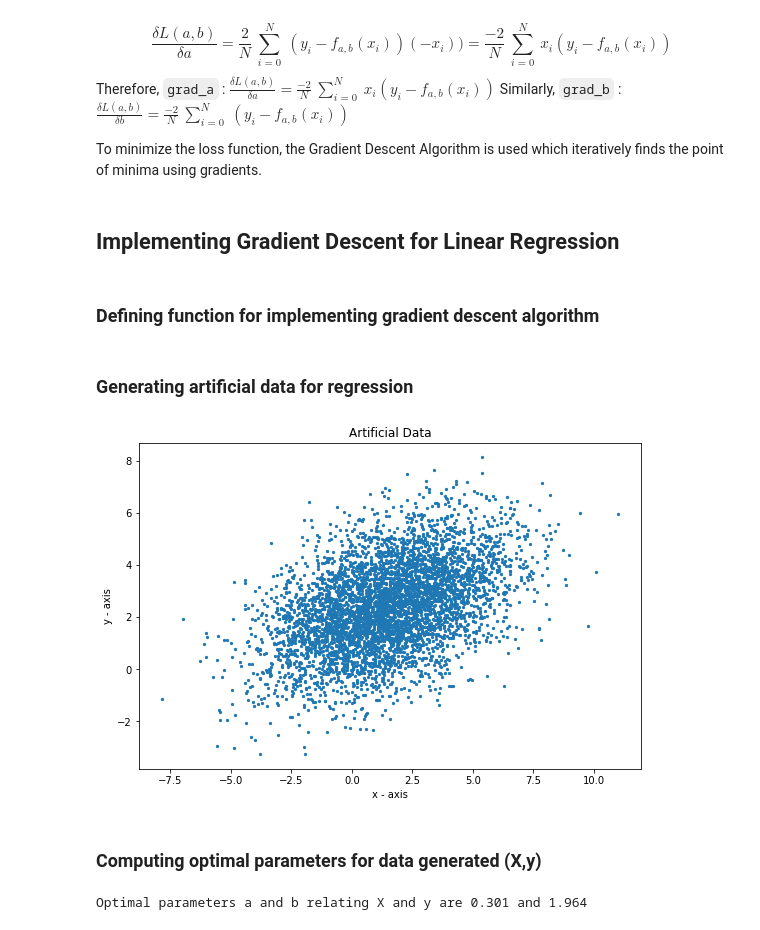
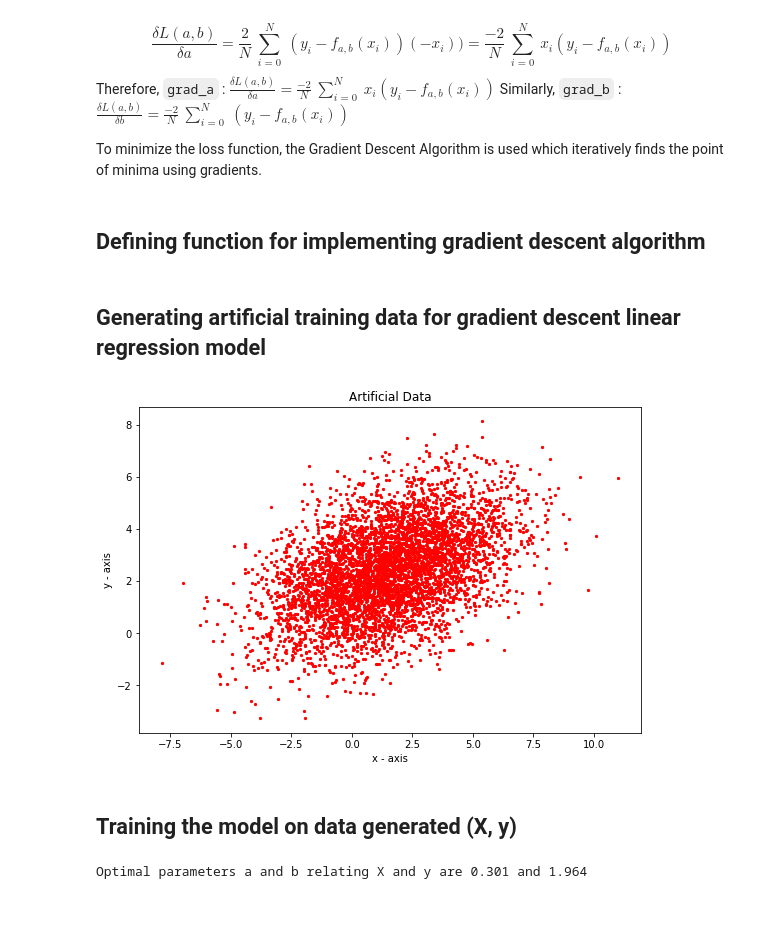
Before and after one commit to namanr17/machine-learning, a Jupyter notebook: gradientDescent.ipynb, the cells around one changed output. Cells and saved outputs as stored; diff of their text form; code cells hidden in the pictures.

```diff
--- a/gradientDescent.ipynb
+++ b/gradientDescent.ipynb
@@ -51,10 +50,8 @@ def loss(X, y, w):
     y_pred = w[0]*X + w[1]
     J = np.mean((y-y_pred)**2)
     return J
-# %% [markdown]
-## Implementing Gradient Descent for Linear Regression
 # %% [markdown]
-### Defining function for implementing gradient descent algorithm
+## Defining function for implementing gradient descent algorithm
 # %%
 # Returns the optimal parameters relating X with y given initial parameter values and learning rate
 def gradient_descent(X, y, gradient, init_, learn_rate, n_iter = 50, tol = 1e-06, *args):
@@ -87,29 +88,28 @@ def gradient_descent(X, y, gradient, init_, learn_rate, n_iter = 50, tol = 1e-06
     # Returning the rounded off value
     return np.round(w*1000)/1000, error_list
 # %% [markdown]
-
-### Generating artificial data for regression
+## Generating artificial training data for gradient descent linear regression model
 # %%
 np.random.seed(0)
 
 # Initialising an array of 5000 values with mean = 1.5 & standard deviation = 2.5
 X = 2.5 * np.random.randn(5000) + 1.5
 
 # Generating 5000 residual terms
 res = 1.5 * np.random.randn(5000)
 
 # Actual values of y
 y = 2 + 0.3 * X + res
 
 # Plotting the points generated
 plt.figure(figsize=(9,6))
-plt.scatter(X, y, marker='.', s=20)
+plt.scatter(X, y, marker='.', s=20, color='r')
 plt.title('Artificial Data')
 plt.xlabel('x - axis')
 plt.ylabel('y - axis')
 plt.show()
 # %% [output]
-[figure, old version]
+[figure, new version]
 # %% [markdown]
-### Computing optimal parameters for data generated (X,y)
+## Training the model on data generated (X, y)
 # %%
```
Also changed, not shown: parts of 5 cells of this notebook, 2 other files.
